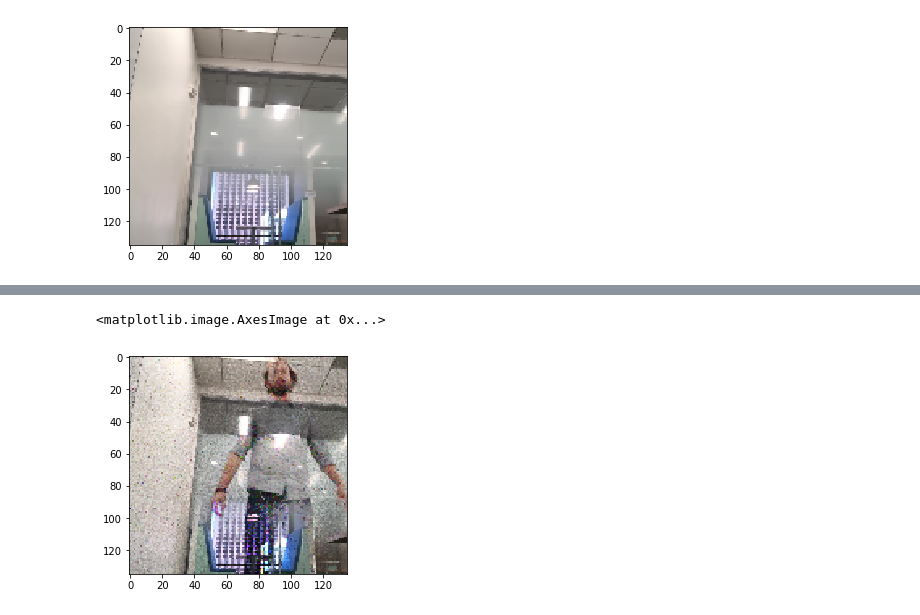
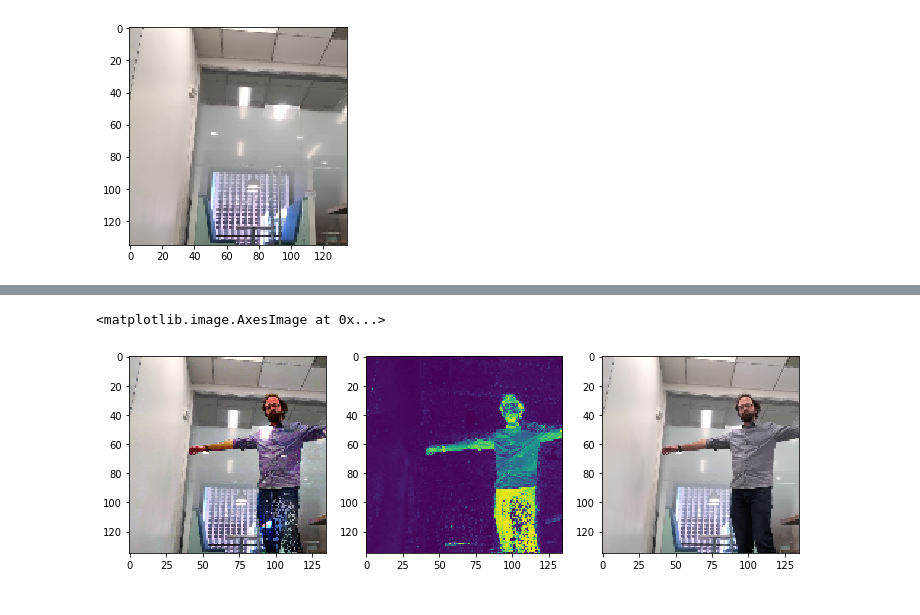
Before and after one commit to cemoody/rtvf, a Jupyter notebook: NB01 Robust Total Variation Tensor Factorization.ipynb, the cells around one changed output, grey strips where cells are left out. Saved outputs shown, nothing was run; the diff lists cells and outputs as text; code cells hidden in the pictures.

```diff
--- a/NB01 Robust Total Variation Tensor Factorization.ipynb
+++ b/NB01 Robust Total Variation Tensor Factorization.ipynb
@@ -59,7 +61,14 @@ plt.colorbar()
 # %%
 #axs = plt.subplots(1, 2)
-f = 50
+f = 150
+_, axs = plt.subplots(1, 3, figsize=(12, 12))
+
+plt.sca(axs[0])
 plt.imshow(expit(bg + fg[f] * mask[f][..., None]))
+plt.sca(axs[1])
+plt.imshow(mask[f])
+plt.sca(axs[2])
+plt.imshow(X[f])
 # %% [output]
 <matplotlib.image.AxesImage at 0x...>
-[figure, old version]
+[figure, new version]
```
Also changed, not shown: parts of 9 cells of this notebook, 1 other file.
